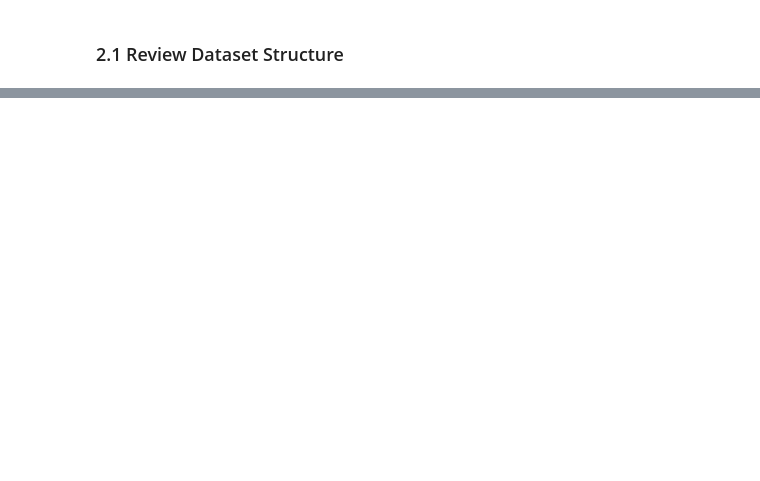
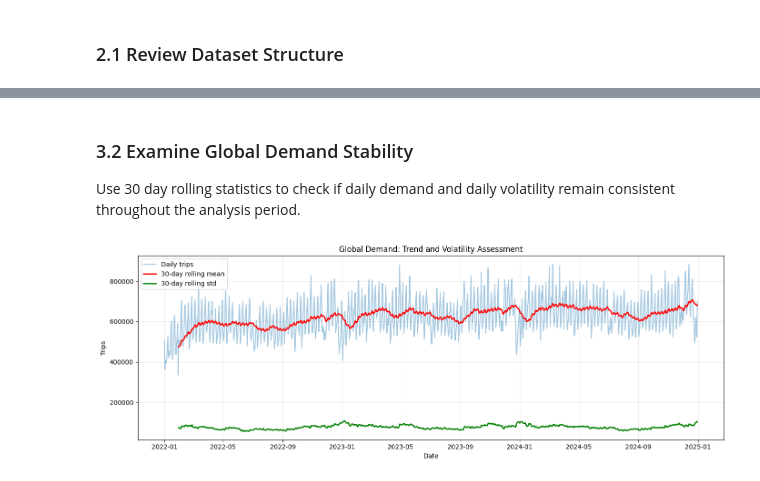
Before and after one commit to KRFlowers/nyc-fhv-rideshare-forecasting, a Jupyter notebook: notebooks/02_exploratory_analysis.ipynb, the cells around one changed output, grey strips where cells are left out. Cells and saved outputs as stored; diff of their text form; code cells hidden in the pictures; blank space fills up the shorter version.

```diff
--- a/notebooks/02_exploratory_analysis.ipynb
+++ b/notebooks/02_exploratory_analysis.ipynb
@@ -898,0 +206,24 @@ Proceed to **03_demand_forecasting.ipynb** to build and evaluate forecasting mod
+# %%
+# Add  calendar features to zone_daily dataframe
+zone_daily['year'] = zone_daily['date'].dt.year
+zone_daily['month'] = zone_daily['date'].dt.month
+zone_daily['day_of_week'] = zone_daily['date'].dt.dayofweek
+zone_daily['day_name'] = zone_daily['date'].dt.day_name()
+zone_daily['is_weekend'] = zone_daily['day_of_week'].isin([5, 6])
+
+# Season (meteorological)
+zone_daily['season'] = zone_daily['month'].map({
+    12: 'winter', 1: 'winter', 2: 'winter',
+    3: 'spring', 4: 'spring', 5: 'spring',
+    6: 'summer', 7: 'summer', 8: 'summer',
+    9: 'fall', 10: 'fall', 11: 'fall'
+})
+
+# Holiday flag
+cal = USFederalHolidayCalendar()
+holidays = cal.holidays(start='2022-01-01', end='2024-12-31')
+zone_daily['is_holiday'] = zone_daily['date'].isin(holidays)
+
+print("Calendar features added:")
+print(f"  Features: year, month, day_of_week, day_name, is_weekend, season, is_holiday")
+print(f"  Dataset shape: {zone_daily.shape}")
@@ -898,0 +295,25 @@ Proceed to **03_demand_forecasting.ipynb** to build and evaluate forecasting mod
+# %% [markdown]
+### 3.2 Examine Global Demand Stability
+Use 30 day rolling statistics to check if daily demand and daily volatility remain consistent throughout the analysis period.
+# %%
+# Create time series with continuous daily index
+daily_ts = daily_total.set_index('date')['total_trips'].asfreq('D')
+
+ROLL_DAYS = 30  # 30-day rolling window
+rolling_mean = daily_ts.rolling(ROLL_DAYS).mean()
+rolling_std = daily_ts.rolling(ROLL_DAYS).std()
+
+# Plot
+plt.figure(figsize=(14, 5))
+plt.plot(daily_ts.index, daily_ts.values, alpha=0.4, label='Daily trips')
+plt.plot(rolling_mean.index, rolling_mean.values, linewidth=2, label=f'{ROLL_DAYS}-day rolling mean', color='red')
+plt.plot(rolling_std.index, rolling_std.values, linewidth=2, label=f'{ROLL_DAYS}-day rolling std', color='green')
+plt.title('Global Demand: Trend and Volatility Assessment', fontsize=12)
+plt.xlabel('Date')
+plt.ylabel('Trips')
+plt.legend()
+plt.grid(True, alpha=0.3)
+plt.tight_layout()
+plt.show()
+# %% [output]
+[figure, added]
```
Also changed, not shown: parts of 118 cells of this notebook, 6 other files.
